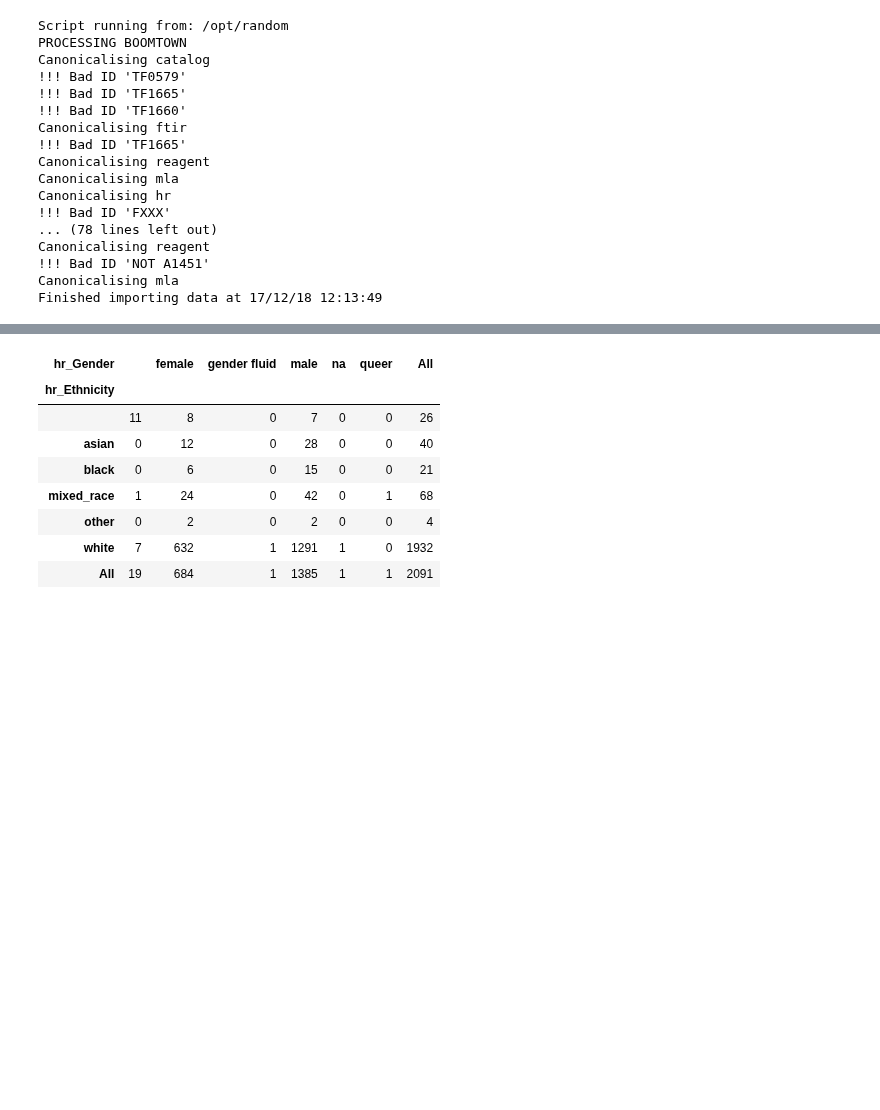
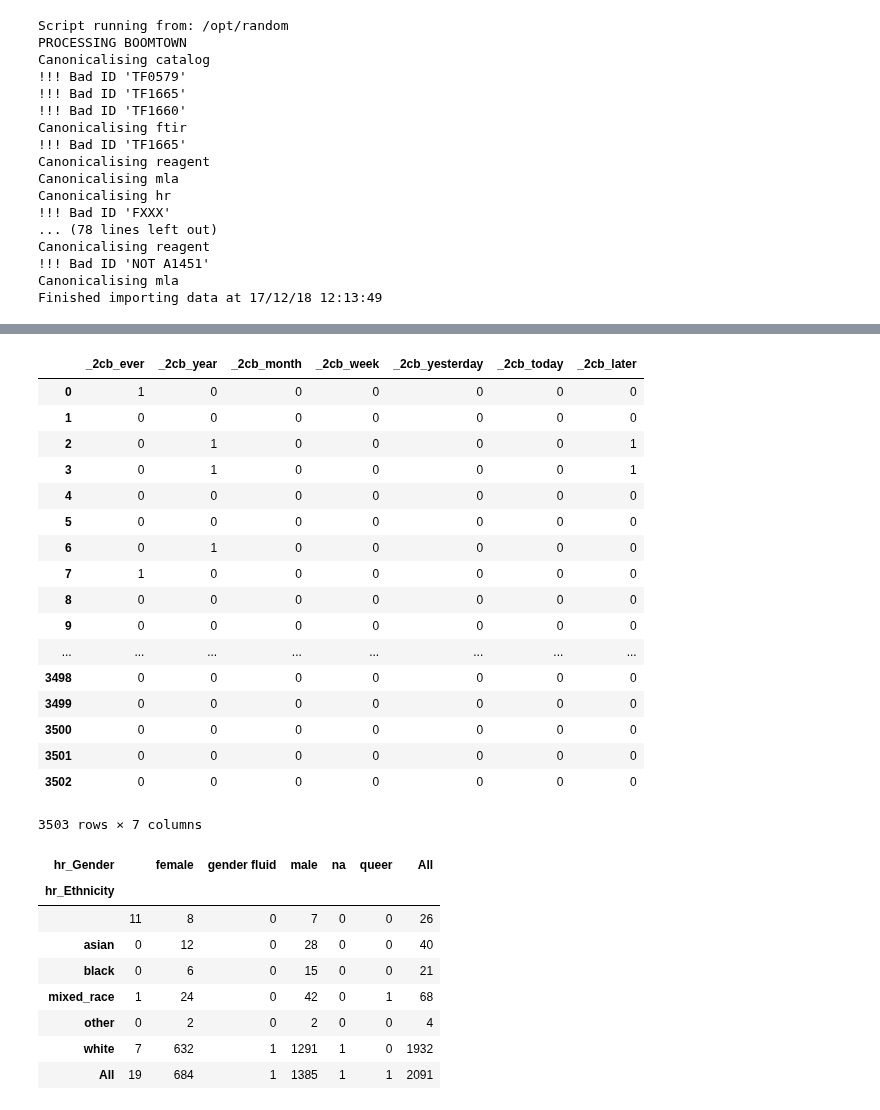
Before and after one commit to linucks/random, a Jupyter notebook: Loop2018DataAnalysis.ipynb, the cells around one changed output, grey strips where cells are left out. Drawn from its saved outputs; the diff is of its cells as text; code cells hidden in the pictures; blank space fills up the shorter version.

Commit message:
First attempt to unpack drug columns

```diff
--- a/Loop2018DataAnalysis.ipynb
+++ b/Loop2018DataAnalysis.ipynb
@@ -586,8 +586,7 @@ Finished merging first round at 17/12/18 21:14:34
 # %%
 pkl_file = 'final2018.pkl'
-# # import pickle
-# with open(pkl_file, 'rb') as f:
-#     df_final = pickle.load(f)
+with open(pkl_file, 'rb') as f:
+    df_final = pickle.load(f)
 
 
 def columns_strip_and_to_lower_case(df):
@@ -635,16 +634,3 @@ for u in upfront:
     columns.remove(u)
 columns = upfront + columns
 df_final = df_final[columns]
-
-with open(pkl_file,'wb') as w:
-    pickle.dump(df_final, w)
-
-# Remove all non-HR data for Fiona
-out_dir = '/Users/jmht/Dropbox/TheLoop/Testing/2018_results'
-df_hr = df_final[df_final['PID'].notnull()]
-filename = 'Loop2018Data_HR_%2.1f.xls' % VERSION
-filepath = os.path.join(out_dir, filename)
-writer = pd.ExcelWriter(filepath)
-df_hr.to_excel(writer, 'MergedData', index=False)
-writer.save()
-print(now() + " Wrote version %2.1f to file: %s" % (VERSION, filepath))
@@ -653,2 +650,62 @@ print(now() + " Wrote version %2.1f to file: %s" % (VERSION, filepath))
+# %%
+# l = ['hr_Had_2cb',
+#  'hr_Had_amphetamine',
+#  'hr_Had_cannabis',
+#  'hr_Had_cocaine',
+#  'hr_Had_codeine',
+#  'hr_Had_ecstascy_pill',
+#  'hr_Had_heroin_or_opioids',
+#  'hr_Had_ketamine',
+#  'hr_Had_lsd',
+#  'hr_Had_magic_mushrooms',
+#  'hr_Had_mdma_crystal',
+#  'hr_Had_mephedrone',
+#  'hr_Had_n2o',
+# #  'hr_Had_other_drugs',
+# #  'hr_Had_other_illegal_drugs',
+#  'hr_Had_spice',
+#  'hr_Had_tramadol',
+#  'hr_Had_unknown_power',
+#  'hr_Had_valium_or_benzos',
+#  'hr_Had_xanax']
+
+def unpack_drug_use(drug_column):
+    def f(x):
+        l = ['Ever had', 'Within last year', 'Within last month', 'Within last week', 'Had yesterday', 'Had today', '(Probably) intending later']
+        r = [0, 0, 0, 0, 0, 0, 0]
+        if not isinstance(x, str):
+            return r
+        for v in [s.strip() for s in x.split(',') if s.strip()]:
+            r[l.index(v)] = 1
+        return r
+    res = drug_column.apply(f)
+    cname = drug_column.name
+    drug = cname[6:] # strip 'hr_Had_'
+    cnames = ['ever', 'year', 'month', 'week', 'yesterday', 'today', 'later']
+    columns = ['{}_{}'.format(drug, c) for c in cnames]
+    return pd.DataFrame(res.values.tolist(),
+                 index=res.index,
+                 columns=columns)
+
+unpack_drug_use(df_final['hr_Had_2cb'])
+# %% [output]
+|  | _2cb_ever | _2cb_year | _2cb_month | _2cb_week | _2cb_yesterday | _2cb_today | _2cb_later |
+| 0 | 1 | 0 | 0 | 0 | 0 | 0 | 0 |
+| 1 | 0 | 0 | 0 | 0 | 0 | 0 | 0 |
+| 2 | 0 | 1 | 0 | 0 | 0 | 0 | 1 |
+| 3 | 0 | 1 | 0 | 0 | 0 | 0 | 1 |
+| 4 | 0 | 0 | 0 | 0 | 0 | 0 | 0 |
+| 5 | 0 | 0 | 0 | 0 | 0 | 0 | 0 |
+| 6 | 0 | 1 | 0 | 0 | 0 | 0 | 0 |
+| 7 | 1 | 0 | 0 | 0 | 0 | 0 | 0 |
+| 8 | 0 | 0 | 0 | 0 | 0 | 0 | 0 |
+| 9 | 0 | 0 | 0 | 0 | 0 | 0 | 0 |
+| ... | ... | ... | ... | ... | ... | ... | ... |
+| 3498 | 0 | 0 | 0 | 0 | 0 | 0 | 0 |
+| 3499 | 0 | 0 | 0 | 0 | 0 | 0 | 0 |
+| 3500 | 0 | 0 | 0 | 0 | 0 | 0 | 0 |
+| 3501 | 0 | 0 | 0 | 0 | 0 | 0 | 0 |
+| 3502 | 0 | 0 | 0 | 0 | 0 | 0 | 0 |
+3503 rows × 7 columns
 # %%
 # print(len(df_final))
```
Also changed, not shown: parts of 5 cells of this notebook.
